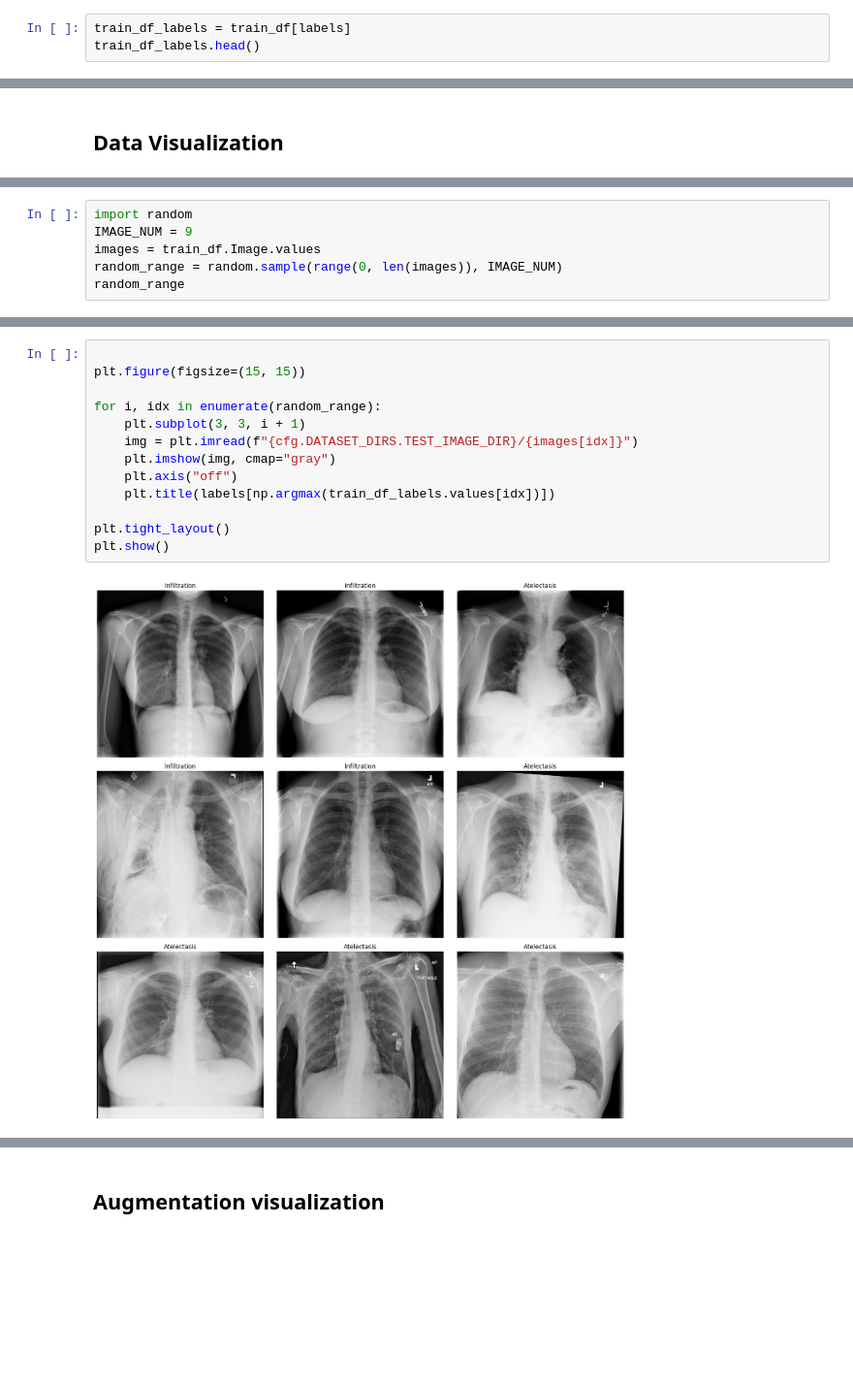
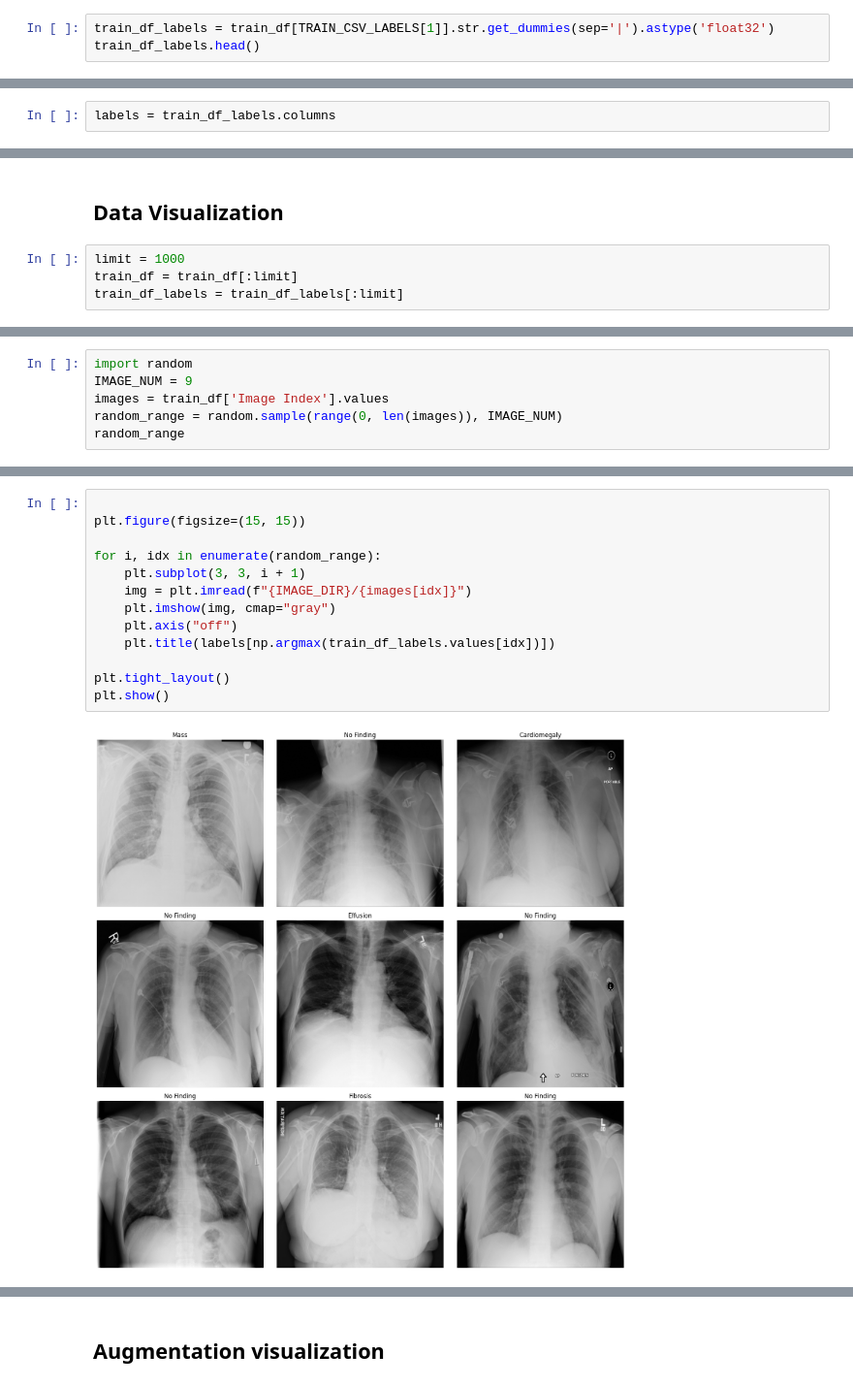
Before and after one commit to vivekpatel99/chest-x-ray-diagnosis-Multi-label-binary-classification, a Jupyter notebook: notebooks/01_exploratory_data_analysis.ipynb, the cells around one changed output, grey strips where cells are left out. Shown: that part at 97% size. Saved outputs shown, nothing was run; the diff lists cells and outputs as text; blank space fills up the shorter version.

```diff
--- a/notebooks/01_exploratory_data_analysis.ipynb
+++ b/notebooks/01_exploratory_data_analysis.ipynb
@@ -174,5 +102,5 @@ labels, len(labels)
 # %%
-train_df_labels = train_df[labels]
+train_df_labels = train_df[TRAIN_CSV_LABELS[1]].str.get_dummies(sep='|').astype('float32')
 train_df_labels.head()
 # %% [output]
 |  | Atelectasis | Cardiomegaly | Consolidation | Edema | Effusion | Emphysema | Fibrosis | Hernia | ... |
@@ -184,3 +120,5 @@ train_df_labels.head()
+# %%
+labels = train_df_labels.columns
 # %% [markdown]
 ### Unique Check
 # %%
@@ -224,3 +173,7 @@ plt.show()
 # %% [markdown]
 ## Data Visualization
+# %%
+limit = 1000
+train_df = train_df[:limit]
+train_df_labels = train_df_labels[:limit]
 # %%
@@ -239,7 +191,7 @@ indx
 # %%
 import random
 IMAGE_NUM = 9
-images = train_df.Image.values
+images = train_df['Image Index'].values
 random_range = random.sample(range(0, len(images)), IMAGE_NUM)
 random_range
 # %% [output]
@@ -247,16 +199,16 @@ random_range
 # %%
 
 plt.figure(figsize=(15, 15))
 
 for i, idx in enumerate(random_range):
     plt.subplot(3, 3, i + 1)
-    img = plt.imread(f"{cfg.DATASET_DIRS.TEST_IMAGE_DIR}/{images[idx]}")
+    img = plt.imread(f"{IMAGE_DIR}/{images[idx]}")
     plt.imshow(img, cmap="gray")
     plt.axis("off")
     plt.title(labels[np.argmax(train_df_labels.values[idx])])
 
 plt.tight_layout()
 plt.show()
 # %% [output]
-[figure, old version]
+[figure, new version]
 # %%
```
Also changed, not shown: parts of 41 cells of this notebook, 14 other files.
